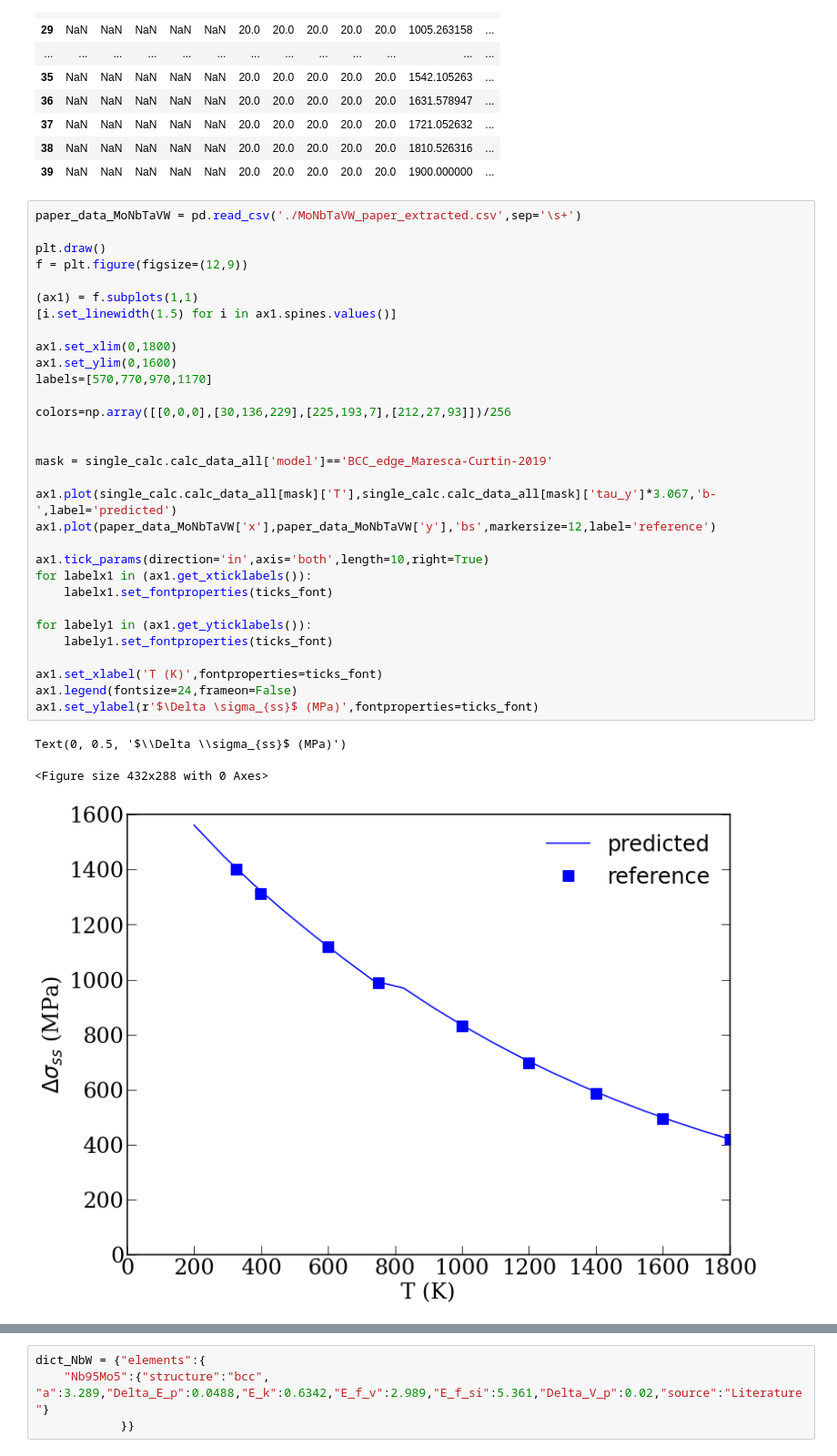
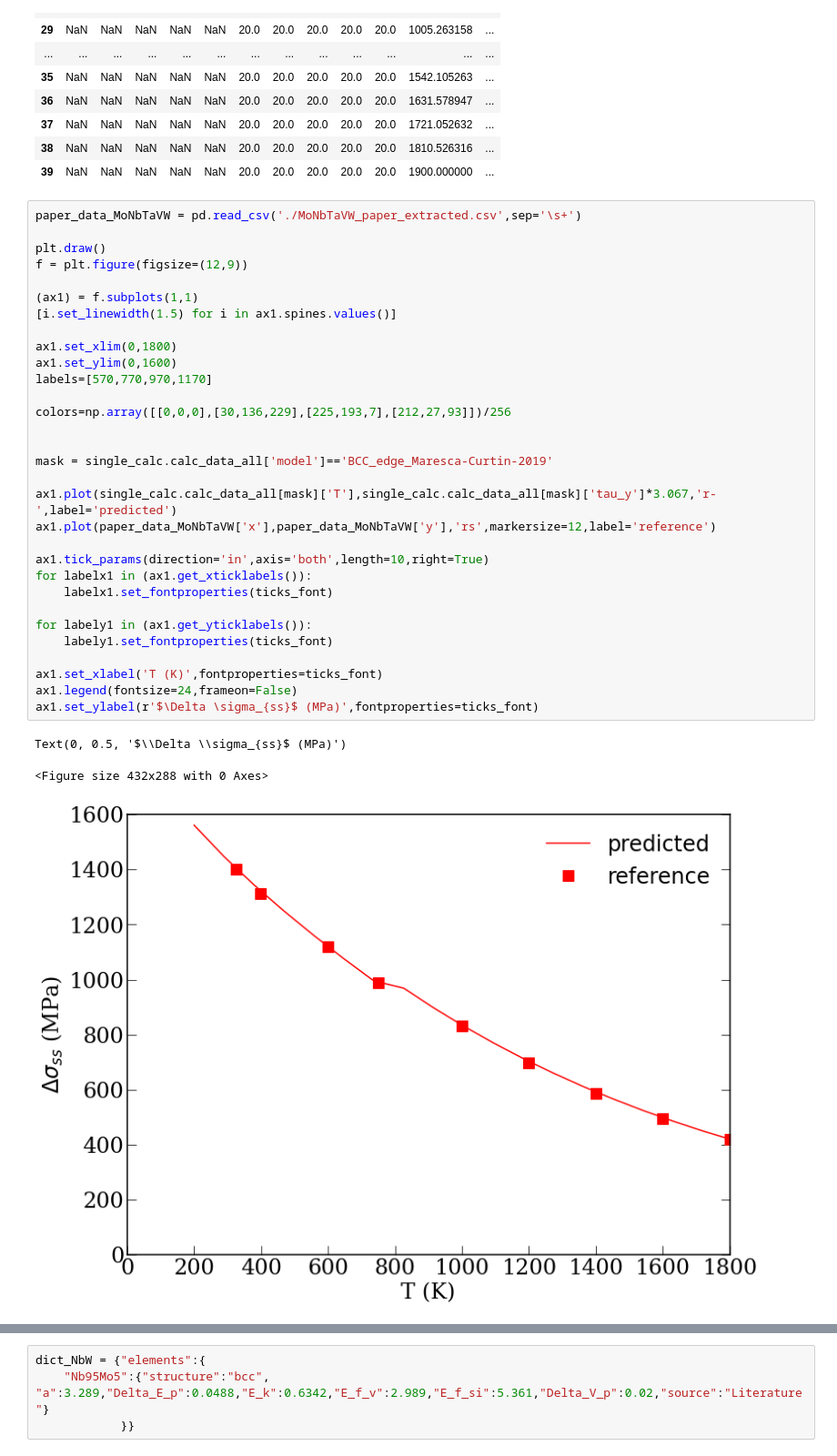
Before and after one commit to Dongsheng-Wen/pySSpredict, a Jupyter notebook: bin/reproduce_data.ipynb, the cells around one changed output, grey strips where cells are left out. Shown at 91% size. Saved outputs shown, nothing was run; the diff lists cells and outputs as text.

```diff
--- a/bin/reproduce_data.ipynb
+++ b/bin/reproduce_data.ipynb
@@ -200,33 +203,33 @@ paper_data_MoNbTaVW = pd.read_csv('./MoNbTaVW_paper_extracted.csv',sep='\s+')
 
 plt.draw()
 f = plt.figure(figsize=(12,9))
 
 (ax1) = f.subplots(1,1)
 [i.set_linewidth(1.5) for i in ax1.spines.values()]
 
 ax1.set_xlim(0,1800)
 ax1.set_ylim(0,1600)
 labels=[570,770,970,1170]
 
 colors=np.array([[0,0,0],[30,136,229],[225,193,7],[212,27,93]])/256
 
 
 mask = single_calc.calc_data_all['model']=='BCC_edge_Maresca-Curtin-2019'
 
-ax1.plot(single_calc.calc_data_all[mask]['T'],single_calc.calc_data_all[mask]['tau_y']*3.067,'b-',label='predicted')
-ax1.plot(paper_data_MoNbTaVW['x'],paper_data_MoNbTaVW['y'],'bs',markersize=12,label='reference')
+ax1.plot(single_calc.calc_data_all[mask]['T'],single_calc.calc_data_all[mask]['tau_y']*3.067,'r-',label='predicted')
+ax1.plot(paper_data_MoNbTaVW['x'],paper_data_MoNbTaVW['y'],'rs',markersize=12,label='reference')
 
 ax1.tick_params(direction='in',axis='both',length=10,right=True)
 for labelx1 in (ax1.get_xticklabels()):
     labelx1.set_fontproperties(ticks_font)
 
 for labely1 in (ax1.get_yticklabels()):
     labely1.set_fontproperties(ticks_font)
 
 ax1.set_xlabel('T (K)',fontproperties=ticks_font)
 ax1.legend(fontsize=24,frameon=False)
 ax1.set_ylabel(r'$\Delta \sigma_{ss}$ (MPa)',fontproperties=ticks_font)
 # %% [output]
 Text(0, 0.5, '$\\Delta \\sigma_{ss}$ (MPa)')
 <Figure size 432x288 with 0 Axes>
-[figure, old version]
+[figure, new version]
```
Also changed, not shown: parts of 11 cells of this notebook, 12 other files.
